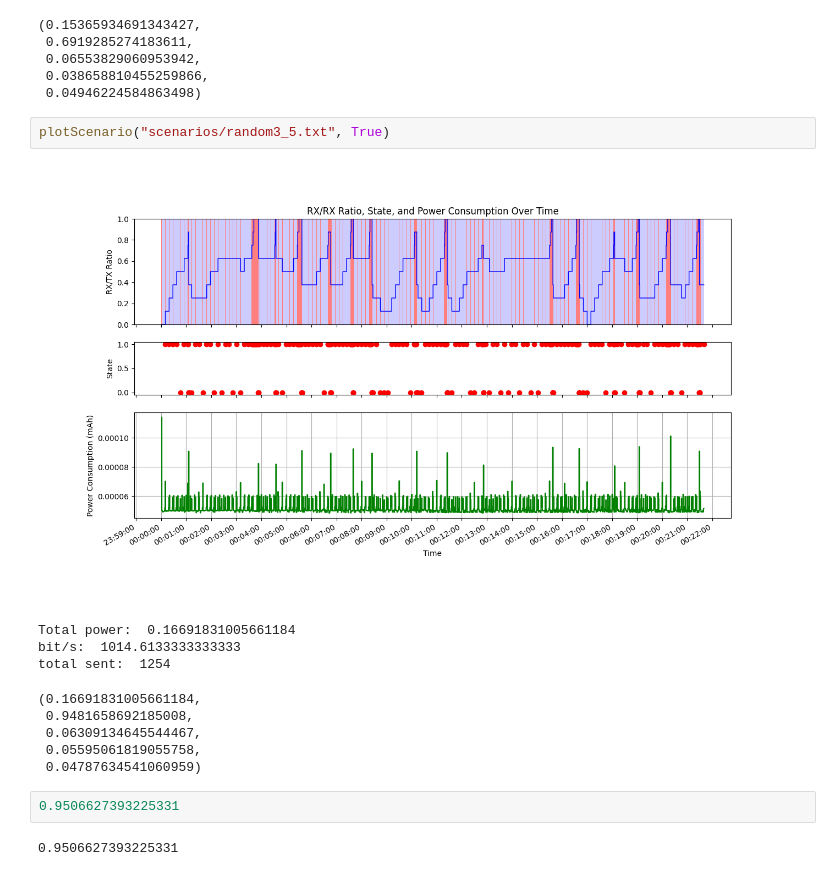
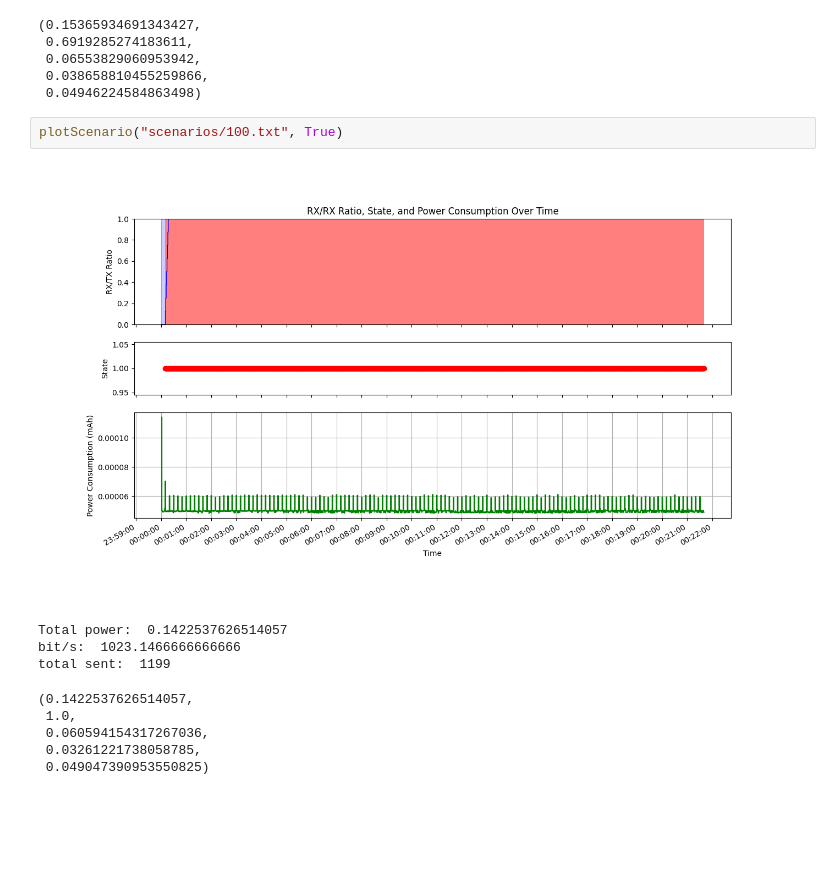
Before and after one commit to Rasmus-M-C/WSN-Project, a Jupyter notebook: plot.ipynb, the cells around one changed output. Cells and saved outputs as stored; diff of their text form; blank space fills up the shorter version.

Commit message:
Added step scenarios

```diff
--- a/plot.ipynb
+++ b/plot.ipynb
@@ -308,18 +308,14 @@ total sent:  1623
  0.038658810455259866,
  0.04946224584863498)
 # %%
-plotScenario("scenarios/random3_5.txt", True)
+plotScenario("scenarios/100.txt", True)
 # %% [output]
-[figure, old version]
+[figure, new version]
-Total power:  0.16691831005661184
-bit/s:  1014.6133333333333
-total sent:  1254
+Total power:  0.1422537626514057
+bit/s:  1023.1466666666666
+total sent:  1199
-(0.16691831005661184,
- 0.9481658692185008,
- 0.06309134645544467,
- 0.05595061819055758,
- 0.04787634541060959)
+(0.1422537626514057,
+ 1.0,
+ 0.060594154317267036,
+ 0.03261221738058785,
+ 0.049047390953550825)
-# %%
-0.9506627393225331
-# %% [output]
-0.9506627393225331
```
Also changed, not shown: parts of 2 cells of this notebook, 12 other files.
